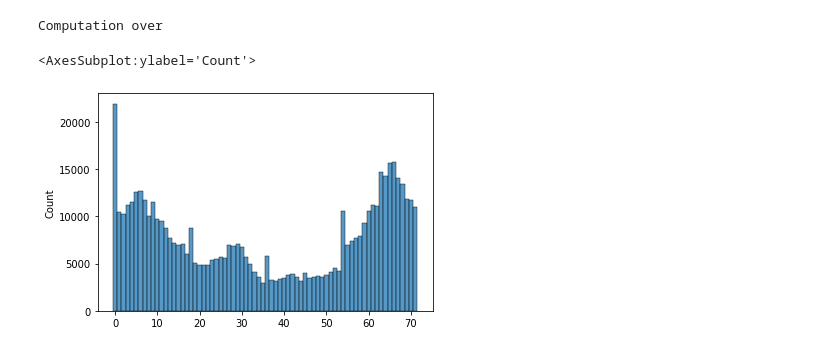
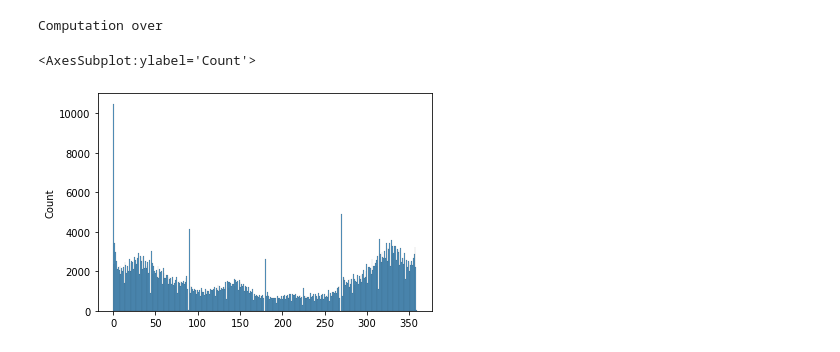
Before and after one commit to RaphaelBecquart/IJM-internship, a Jupyter notebook: Normalized_Angle_Distribution.ipynb, the cells around one changed output. Cells and saved outputs as stored; diff of their text form; code cells hidden in the pictures.

```diff
--- a/Normalized_Angle_Distribution.ipynb
+++ b/Normalized_Angle_Distribution.ipynb
@@ -54,7 +56,7 @@ class centriole_dataset(Dataset):
 
         return sample
 # %%
-train_loaded = pickle.load(open('./data/train_data_pregression_b700_unNormalized.pth', 'rb'))
+train_loaded = pickle.load(open('./data/train_data_pclassification_n360_b700_.pth', 'rb'))
 # %% [output]
 importing Jupyter notebook from /home/cyril_b/projects/Planarians/tools/Dataset_Tools.ipynb
 importing Jupyter notebook from /home/cyril_b/projects/Planarians/tools/ToolBox.ipynb
@@ -136,15 +136,18 @@ with open('./data/trash_me.pth', 'wb') as f:
 # %%
-class_72 = np.zeros(72)
-classes = np.linspace(0,71, 72, dtype = np.int16)
+# Old Distribution
+nClass = 360
+
+class_ = np.zeros(nClass)
+classes = np.linspace(0,nClass-1, nClass, dtype = np.int16)
 
 for i in train_loaded:
     for j in i['angle']:
-        class_72[int(j.numpy()//5)] += 1
+        class_[int(j.numpy()//(360/nClass))] += 1
 
 import seaborn as sns
 
-sns.histplot(x = classes, weights = class_72, discrete =  True)
+sns.histplot(x = classes, weights = class_, discrete =  True)
 # %% [output]
 <AxesSubplot:ylabel='Count'>
-[figure, old version]
+[figure, new version]
 # %%
```
Also changed, not shown: parts of 7 cells of this notebook, 2 other files.
